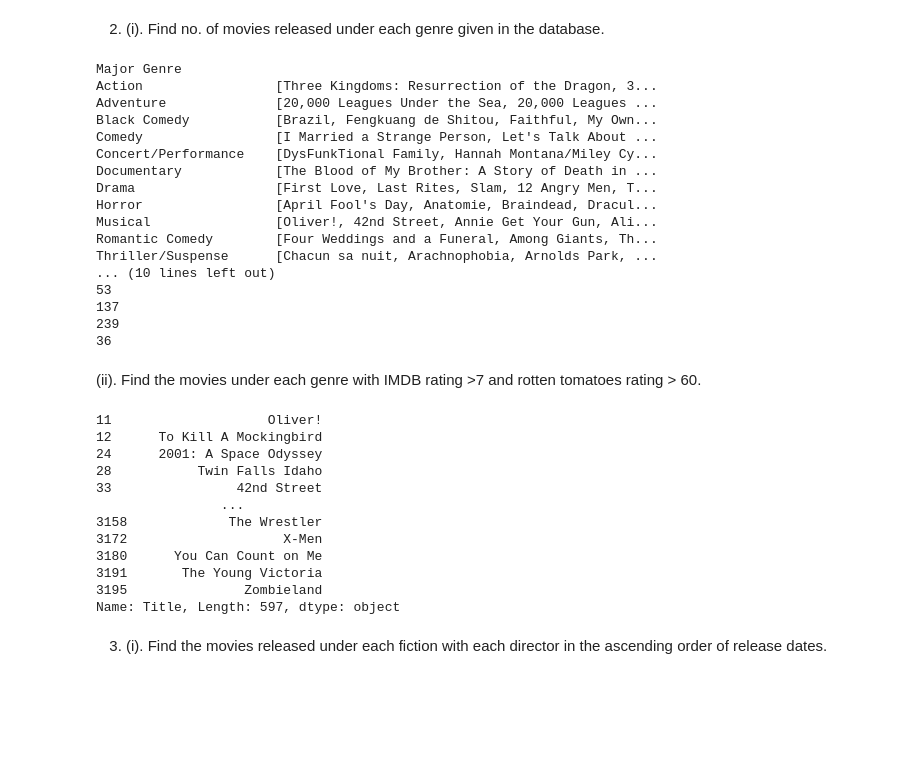
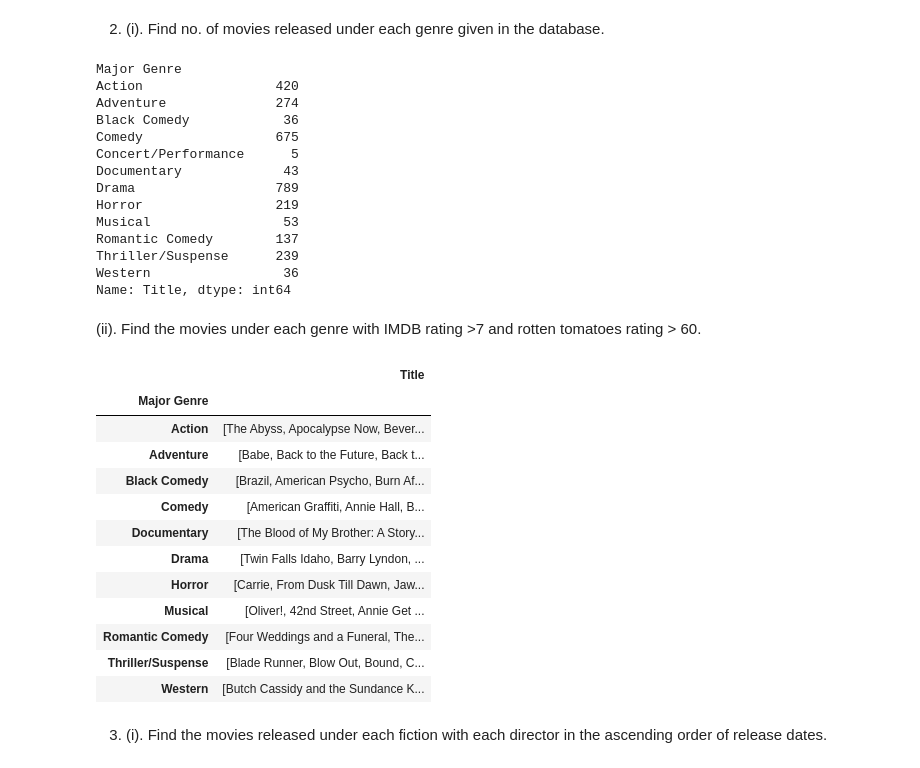
Before and after one commit to subhiksha9/DataAnalysisLab, a Jupyter notebook: movies.ipynb, the cells around one changed output. Cells and saved outputs as stored; diff of their text form; code cells hidden in the pictures; blank space fills up the shorter version.

```diff
--- a/movies.ipynb
+++ b/movies.ipynb
@@ -28,47 +60,43 @@ from datetime import datetime
 # %% [markdown]
 2.	(i). Find no. of movies released under each genre given in the database.
 # %%
-t=df.groupby(['Major Genre'])['Title'].apply(list)
-print(t)
-for i in t:
-    print(len(i))
+temp=df.groupby('Major Genre').count()
+temp['Title']
 # %% [output]
 Major Genre
-Action                 [Three Kingdoms: Resurrection of the Dragon, 3...
-Adventure              [20,000 Leagues Under the Sea, 20,000 Leagues ...
-Black Comedy           [Brazil, Fengkuang de Shitou, Faithful, My Own...
-Comedy                 [I Married a Strange Person, Let's Talk About ...
-Concert/Performance    [DysFunkTional Family, Hannah Montana/Miley Cy...
-Documentary            [The Blood of My Brother: A Story of Death in ...
-Drama                  [First Love, Last Rites, Slam, 12 Angry Men, T...
-Horror                 [April Fool's Day, Anatomie, Braindead, Dracul...
-Musical                [Oliver!, 42nd Street, Annie Get Your Gun, Ali...
-Romantic Comedy        [Four Weddings and a Funeral, Among Giants, Th...
-Thriller/Suspense      [Chacun sa nuit, Arachnophobia, Arnolds Park, ...
-... (10 lines left out)
-53
-137
-239
-36
+Action                 420
+Adventure              274
+Black Comedy            36
+Comedy                 675
+Concert/Performance      5
+Documentary             43
+Drama                  789
+Horror                 219
+Musical                 53
+Romantic Comedy        137
+Thriller/Suspense      239
+Western                 36
+Name: Title, dtype: int64
 # %% [markdown]
 (ii). Find the movies under each genre with IMDB rating >7 and rotten tomatoes rating > 60.
 # %%
-df['Rotten Tomatoes Rating'].fillna(0,inplace=True)
-df
-df2=df.loc[(df['IMDB Rating']>7) & (df['Rotten Tomatoes Rating']>60)]
-df2['Title']
+b=df[(df['IMDB Rating']>7) & (df['Rotten Tomatoes Rating']>60)]
+b=b[['Major Genre','Title']]
+temp=b.groupby('Major Genre').agg(list)
+temp
 # %% [output]
-11                    Oliver!
-12      To Kill A Mockingbird
-24      2001: A Space Odyssey
-28           Twin Falls Idaho
-33                42nd Street
-                ...
-3158             The Wrestler
-3172                    X-Men
-3180      You Can Count on Me
-3191       The Young Victoria
-3195               Zombieland
-Name: Title, Length: 597, dtype: object
+|  | Title |
+| Major Genre |  |
+| Action | [The Abyss, Apocalypse Now, Bever... |
+| Adventure | [Babe, Back to the Future, Back t... |
+| Black Comedy | [Brazil, American Psycho, Burn Af... |
+| Comedy | [American Graffiti, Annie Hall, B... |
+| Documentary | [The Blood of My Brother: A Story... |
+| Drama | [Twin Falls Idaho, Barry Lyndon, ... |
+| Horror | [Carrie, From Dusk Till Dawn, Jaw... |
+| Musical | [Oliver!, 42nd Street, Annie Get ... |
+| Romantic Comedy | [Four Weddings and a Funeral, The... |
+| Thriller/Suspense | [Blade Runner, Blow Out, Bound, C... |
+| Western | [Butch Cassidy and the Sundance K... |
 # %% [markdown]
 3.	(i). Find the movies released under each fiction with each director in the ascending order of release dates.
```
Also changed, not shown: parts of 7 cells of this notebook.
